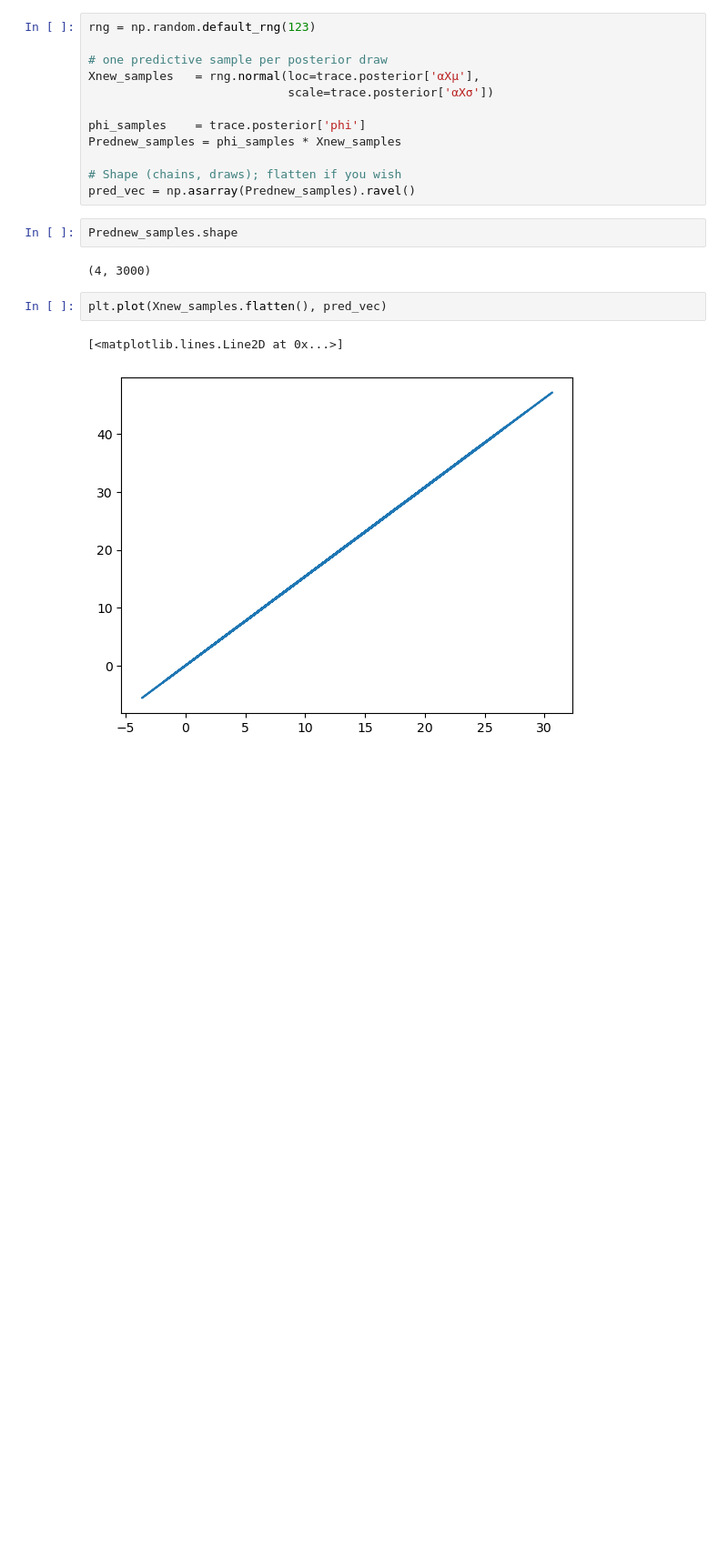
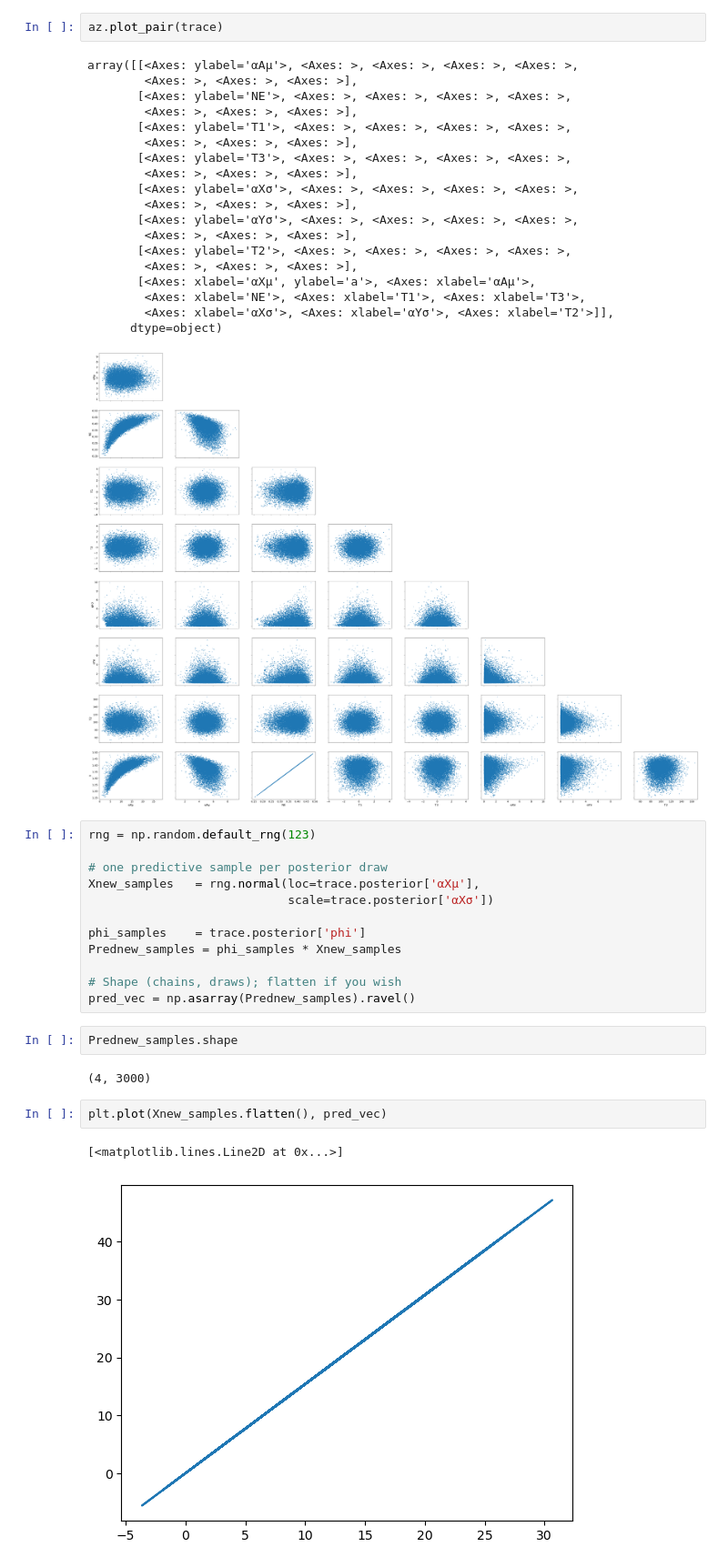
Before and after one commit to thelogicalgrammar/CapturingUsersPredictionModels, a Jupyter notebook: model.ipynb, the cells around one changed output. Shown at 91% size. Cells and saved outputs as stored; diff of their text form; blank space fills up the shorter version.

```diff
--- a/model.ipynb
+++ b/model.ipynb
@@ -87,3 +102,25 @@ array([[<Axes: title={'center': 'αXμ'}>, <Axes: title={'center': 'αAμ'}>,
+# %%
+az.plot_pair(trace)
+# %% [output]
+array([[<Axes: ylabel='αAμ'>, <Axes: >, <Axes: >, <Axes: >, <Axes: >,
+        <Axes: >, <Axes: >, <Axes: >],
+       [<Axes: ylabel='NE'>, <Axes: >, <Axes: >, <Axes: >, <Axes: >,
+        <Axes: >, <Axes: >, <Axes: >],
+       [<Axes: ylabel='T1'>, <Axes: >, <Axes: >, <Axes: >, <Axes: >,
+        <Axes: >, <Axes: >, <Axes: >],
+       [<Axes: ylabel='T3'>, <Axes: >, <Axes: >, <Axes: >, <Axes: >,
+        <Axes: >, <Axes: >, <Axes: >],
+       [<Axes: ylabel='αXσ'>, <Axes: >, <Axes: >, <Axes: >, <Axes: >,
+        <Axes: >, <Axes: >, <Axes: >],
+       [<Axes: ylabel='αYσ'>, <Axes: >, <Axes: >, <Axes: >, <Axes: >,
+        <Axes: >, <Axes: >, <Axes: >],
+       [<Axes: ylabel='T2'>, <Axes: >, <Axes: >, <Axes: >, <Axes: >,
+        <Axes: >, <Axes: >, <Axes: >],
+       [<Axes: xlabel='αXμ', ylabel='a'>, <Axes: xlabel='αAμ'>,
+        <Axes: xlabel='NE'>, <Axes: xlabel='T1'>, <Axes: xlabel='T3'>,
+        <Axes: xlabel='αXσ'>, <Axes: xlabel='αYσ'>, <Axes: xlabel='T2'>]],
+      dtype=object)
+[figure, added]
 # %%
 rng = np.random.default_rng(123)
 
```
Also changed, not shown: parts of 22 cells of this notebook.
